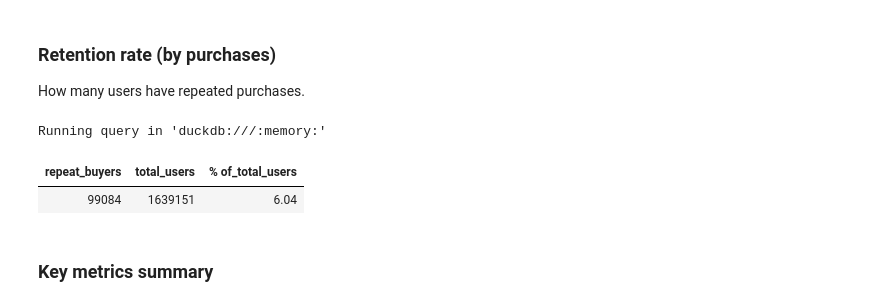
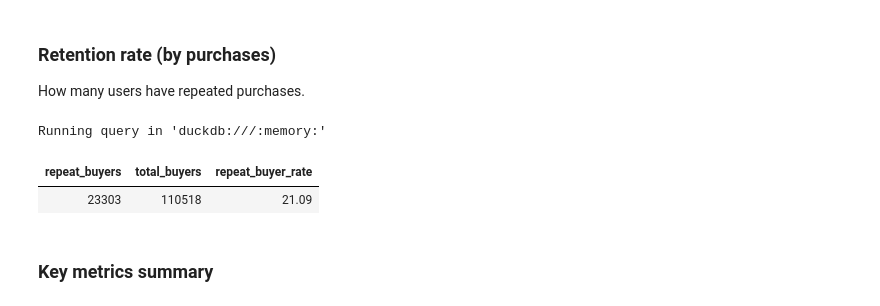
Before and after one commit to Makhlun/cosmetics-ecommerce-analysis, a Jupyter notebook: exploratory_process.ipynb, the cells around one changed output. Cells and saved outputs as stored; diff of their text form; code cells hidden in the pictures.

```diff
--- a/exploratory_process.ipynb
+++ b/exploratory_process.ipynb
@@ -400,25 +447,27 @@ Running query in 'duckdb:///:memory:'
 How many users have repeated purchases.
 # %%
 %%sql
-select
-    count(*) as repeat_buyers,
-    (select count(distinct user_id) from events) as total_users,
-    round(
-        count(*)*100/(select count(distinct user_id) from events)
-        ,2) as '% of_total_users'
-from (
-    select
-        user_id,
-        count(*) as total_purchases
-    from events
-    where event_type = 'purchase'
-    group by user_id
-    having total_purchases>=2
+WITH buyers AS (
+    SELECT user_id, COUNT(DISTINCT user_session) AS total_sessions
+    FROM events
+    WHERE event_type = 'purchase'
+    GROUP BY user_id
+),
+repeat_buyers AS (
+    SELECT COUNT(*) AS repeat_buyers FROM buyers WHERE total_sessions >= 2
+),
+total_buyers AS (
+    SELECT COUNT(*) AS total_buyers FROM buyers
 )
+SELECT
+    repeat_buyers,
+    total_buyers,
+    ROUND(repeat_buyers * 100.0 / total_buyers, 2) AS repeat_buyer_rate
+FROM repeat_buyers, total_buyers
 # %% [output]
 Running query in 'duckdb:///:memory:'
-| repeat_buyers | total_users | % of_total_users |
-| 99084 | 1639151 | 6.04 |
+| repeat_buyers | total_buyers | repeat_buyer_rate |
+| 23303 | 110518 | 21.09 |
 # %% [markdown]
 ### Key metrics summary
 # %%
```
Also changed, not shown: parts of 13 cells of this notebook.
